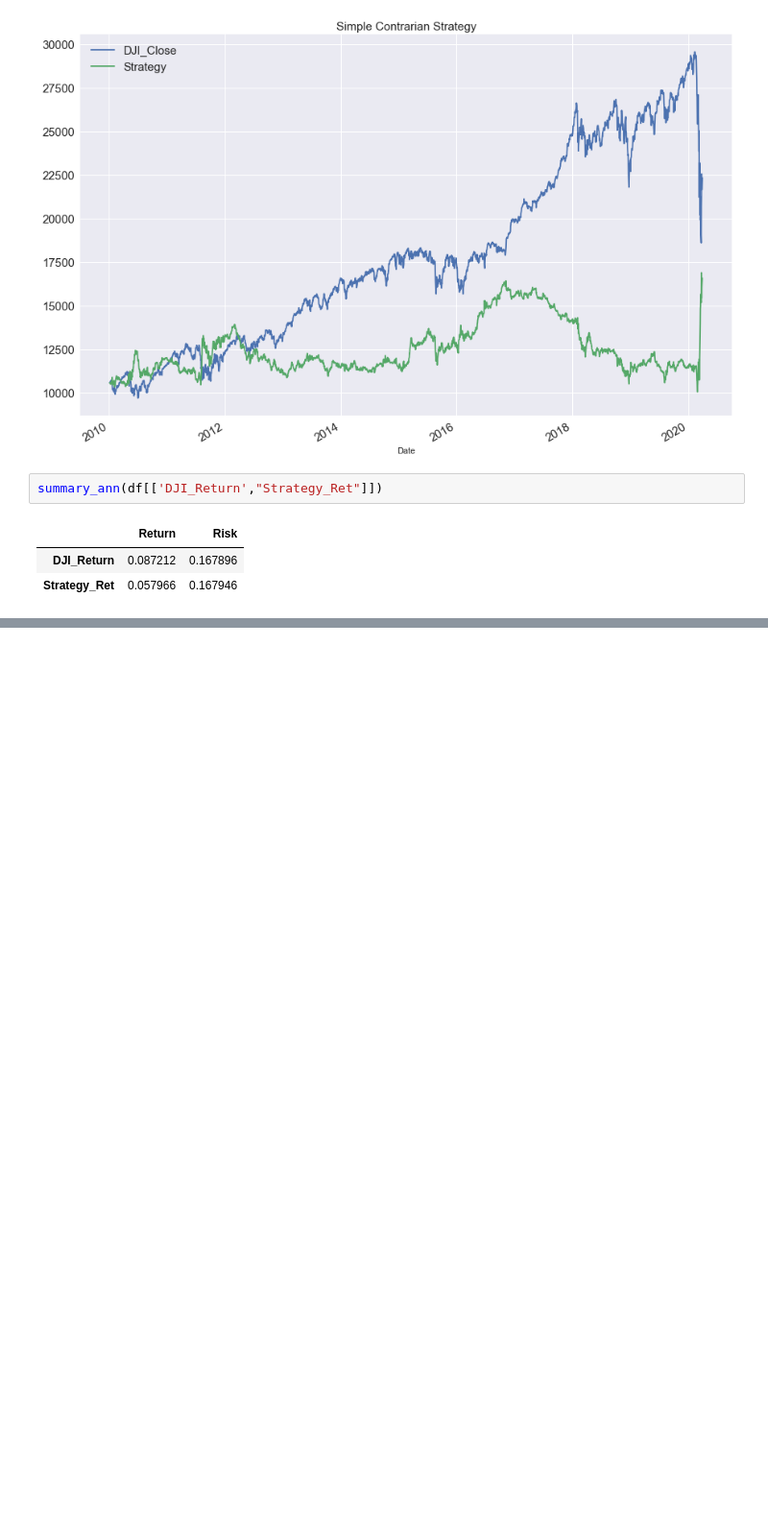
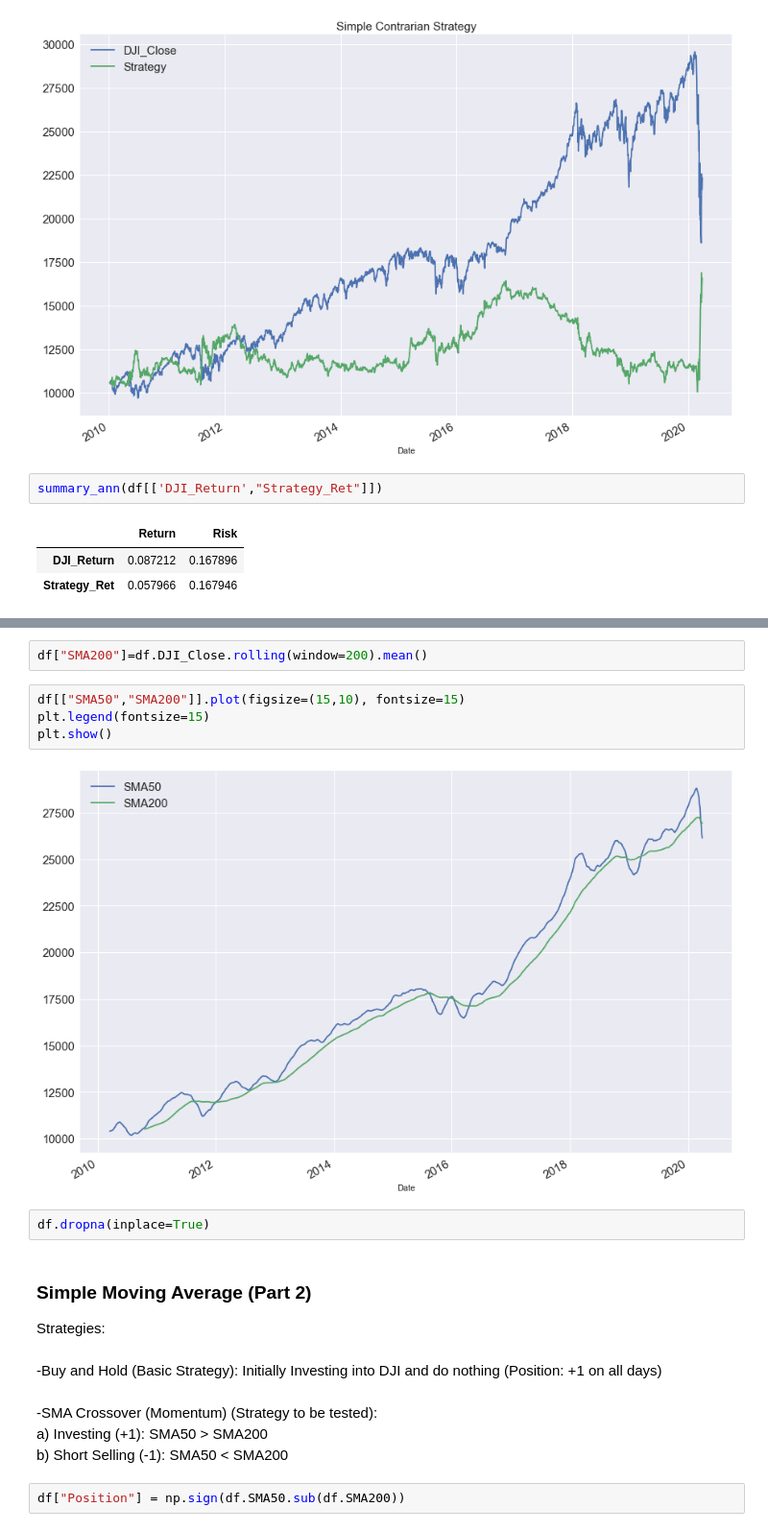
Before and after one commit to cmj123/backtesting_investment_strategies, a Jupyter notebook: project_10_backtesting.ipynb, the cells around one changed output, grey strips where cells are left out. Shown at 96% size. Saved outputs shown, nothing was run; the diff lists cells and outputs as text; blank space fills up the shorter version.

Commit message:
Completed backtesting simple moving average strategies

```diff
--- a/project_10_backtesting.ipynb
+++ b/project_10_backtesting.ipynb
@@ -400,0 +465,22 @@ summary_ann(df[['DJI_Return',"Strategy_Ret"]])
+# %%
+df["SMA200"]=df.DJI_Close.rolling(window=200).mean()
+# %%
+df[["SMA50","SMA200"]].plot(figsize=(15,10), fontsize=15)
+plt.legend(fontsize=15)
+plt.show()
+# %% [output]
+[figure, added]
+# %%
+df.dropna(inplace=True)
+# %% [markdown]
+### Simple Moving Average (Part 2)
+
+Strategies:
+# %% [markdown]
+-Buy and Hold (Basic Strategy): Initially Investing into DJI and do nothing (Position: +1 on all days)
+# %% [markdown]
+-SMA Crossover (Momentum) (Strategy to be tested):<br>
+a) Investing (+1): SMA50 > SMA200 <br>
+b) Short Selling (-1): SMA50 < SMA200
+# %%
+df["Position"] = np.sign(df.SMA50.sub(df.SMA200))
```
Also changed, not shown: parts of 27 cells of this notebook.
